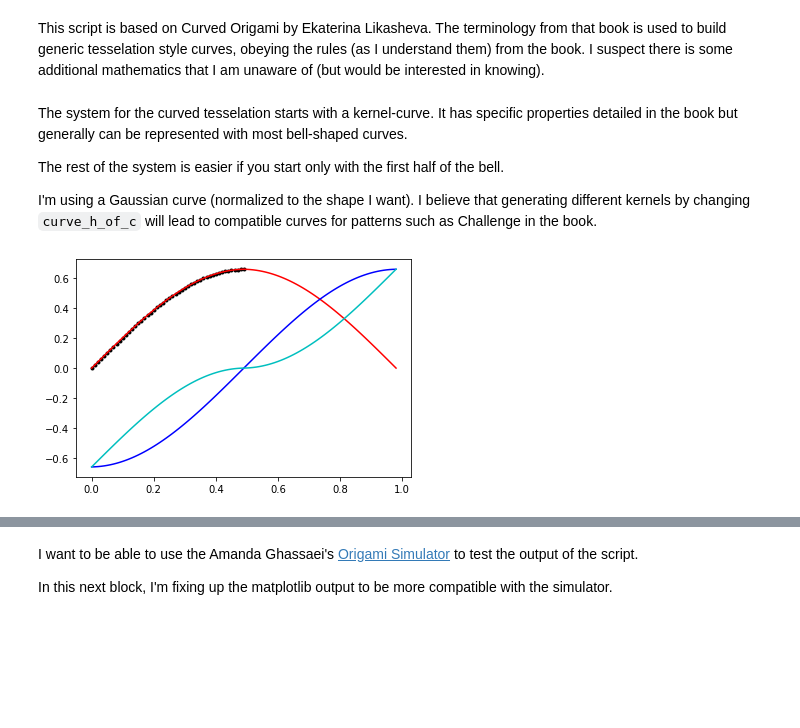
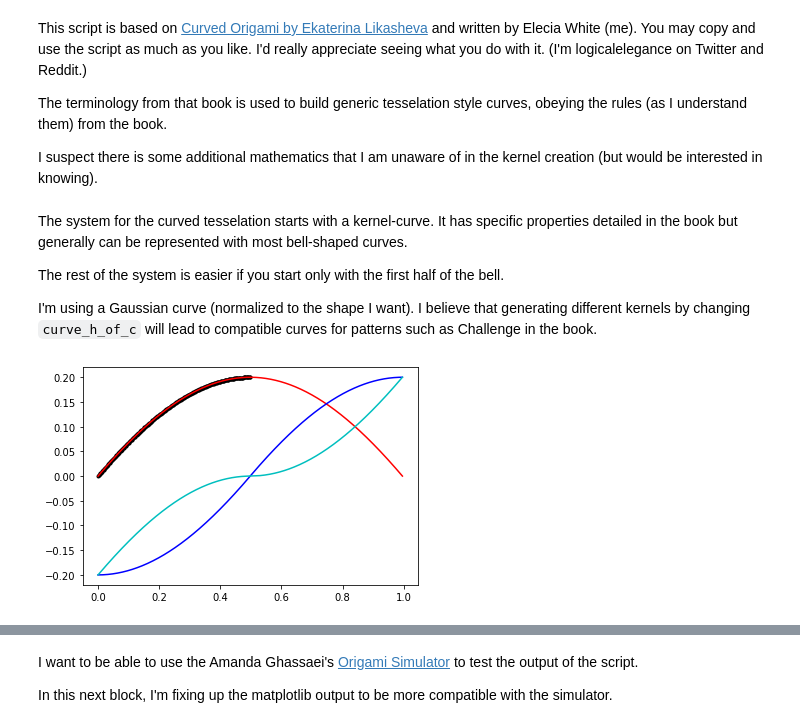
Before and after one commit to eleciawhite/origami, a Jupyter notebook: LukashevaCurved/KateTess.ipynb, the cells around one changed output, grey strips where cells are left out. Saved outputs shown, nothing was run; the diff lists cells and outputs as text; code cells hidden in the pictures; blank space fills up the shorter version.

```diff
--- a/LukashevaCurved/KateTess.ipynb
+++ b/LukashevaCurved/KateTess.ipynb
@@ -1,5 +1,9 @@
 # %% [markdown]
-This script is based on Curved Origami by Ekaterina Likasheva. The terminology from that book is used to build generic tesselation style curves, obeying the rules (as I understand them) from the book. I suspect there is some additional mathematics that I am unaware of (but would be interested in knowing).
+This script is based on [Curved Origami by Ekaterina Likasheva](https://www.amazon.com/Curved-Origami-Unlocking-Secrets-Folding/dp/0997311991/) and written by Elecia White (me). You may copy and use the script as much as you like. I'd really appreciate seeing what you do with it. (I'm logicalelegance on Twitter and Reddit.)
+
+The terminology from that book is used to build generic tesselation style curves, obeying the rules (as I understand them) from the book.
+
+I suspect there is some additional mathematics that I am unaware of in the kernel creation (but would be interested in knowing).
 # %%
 from math import *
 import matplotlib.pyplot as plt
@@ -19,23 +24,22 @@ The rest of the system is easier if you start only with the first half of the be
 
 I'm using a Gaussian curve (normalized to the shape I want). I believe that generating different kernels by changing `curve_h_of_c` will lead to compatible curves for patterns such as Challenge in the book.
 # %%
-class curve_kernel():
-  def __init__(self, angle = 60.0, horiz_d = 1.0, curve_h_of_c = 0.66, N=100, std=50):
-    if (angle < 20.0) or (angle > 70.0):
-      print("WARNING: CAB angle {} should be between 20 and 70 degrees".format(angle))
-
+class curve_kernel(): # default is gaussian
+  def __init__(self, angle = 30.0, horiz_d = 1.0, curve_h_of_c = 0.66, N=500, std=250):
+    # angle is not used for gaussian
     self.angle = angle;
     self.horiz_d = horiz_d
     self.curve_h_of_c = curve_h_of_c
     self.a = [0,0]
     self.mid = [horiz_d/2,0]
     self.c = [horiz_d/2, tan(radians(angle))*horiz_d/2]
+    len = int(floor(N/2))
 
     curve_x = np.arange(0, horiz_d,horiz_d/N)
     curve_y = signal.gaussian(N, std)
     curve_y -= min(curve_y)
     curve_y *= curve_h_of_c/max(curve_y)
-    self.curve = np.array([curve_x[0:floor(N/2)], curve_y[0:floor(N/2)]])
+    self.curve = np.array([curve_x[0:len], curve_y[0:len]])
     self.offset = self.curve[0,-1] #+ horiz_d/N
 
   def __repr__(self):
@@ -43,7 +47,6 @@ class curve_kernel():
     print("Distance a to c: {:2.2}".format(distance.euclidean(self.a, self.c)))
     return ("Angle {}, d {}, A {}, B {}, C {}".format(self.angle, self.horiz_d,
                                                     self.a, self.mid, self.c))
-
 class curves():
   def __init__(self, kernel):
     self.kernel = kernel.curve
@@ -65,37 +68,40 @@ class curves():
     curve = np.copy(curve)
     curve[1,:] += offset
     return curve
 
   def negative(self, curve):
     curve = np.array([curve[0,:], -curve[1,:]])
     return curve
 
   def reverse(self, curve):
     curve = np.array([curve[0,:], np.flip(curve[1,:])])
     return curve
 
   def roll(self, curve, rollby):
     curve = np.copy(curve)
-    curve[1,:] = np.roll(curve[1,:], rollby)
+    nanarray = np.argwhere(np.isnan(curve))
+    curve[1,:] = np.concatenate((curve[1,rollby:], curve[1,0:rollby]))
+    for x,y in nanarray: # put back in discontinuities
+      curve[x,y] = nan
     return curve
 
   def concatenate(self, first, second):
     if first is None:
       return second
     xoffset = first[0,-1]
     second = np.copy(second)
     second[0,:] += xoffset
     return(np.concatenate((first, second), axis=1))
 
   def __repr__(self):
     plt.plot(self.kernel[0,:], self.kernel[1,:], 'k.')
     plt.plot(self.a_curve[0,:], self.a_curve[1,:], 'r')
     plt.plot(self.b_curve[0,:], self.b_curve[1,:], 'b')
     plt.plot(self.c_curve[0,:], self.c_curve[1,:], 'c')
     return ""
+
+ckernel = curve_kernel(60.0, curve_h_of_c=0.2, std=400)
+cvs = curves(ckernel)
+print(cvs)
+# %% [output]
+[figure, added]
-# %%
-ckernel = curve_kernel(60.0)
-cvs = curves(ckernel)
-print(cvs)
-# %% [output]
-[figure, removed]
```
Also changed, not shown: parts of 25 cells of this notebook.
